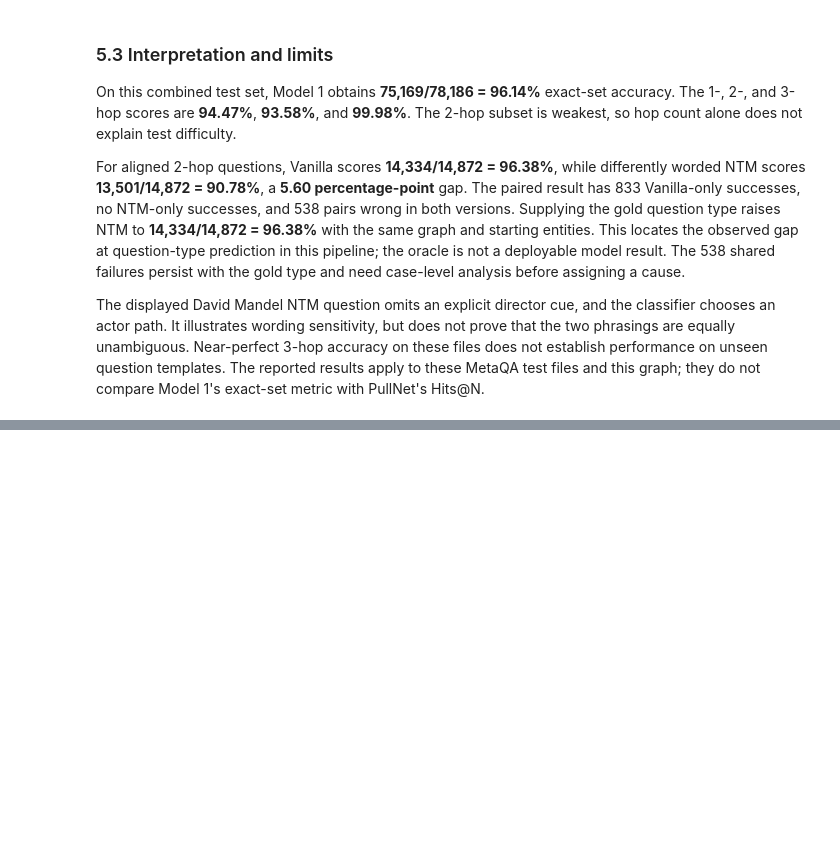
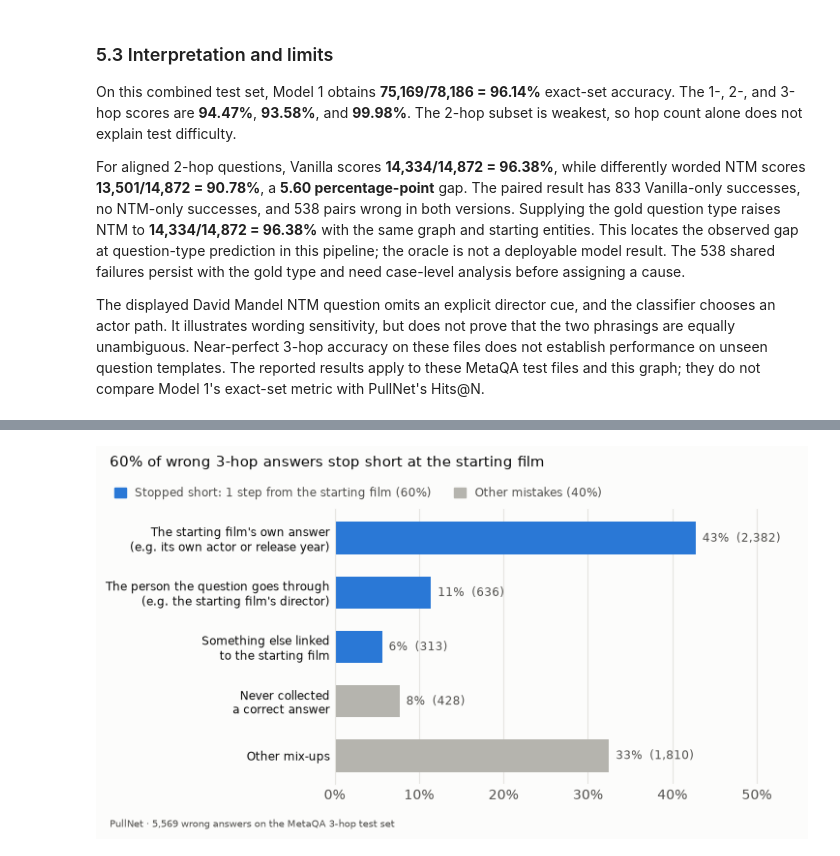
Before and after one commit to ltangg2/comp9444, a Jupyter notebook: jupyter notebook.ipynb, the cells around one changed output, grey strips where cells are left out. Saved outputs shown, nothing was run; the diff lists cells and outputs as text; code cells hidden in the pictures; blank space fills up the shorter version.

```diff
--- a/jupyter notebook.ipynb
+++ b/jupyter notebook.ipynb
@@ -815,0 +1023,29 @@ The displayed David Mandel NTM question omits an explicit director cue, and the
+# %%
+if pn_wrong:
+    pn_rows = ["own", "middle", "linked", "never", "other"]
+    fig, ax = plt.subplots(figsize=(7.5, 4.0), facecolor=PN_SURFACE)
+    pn_style(ax, grid_axis="x")
+    ys = list(range(len(pn_rows)))[::-1]
+    for y, key in zip(ys, pn_rows):
+        share = 100 * pn_type_counts[key] / len(pn_wrong)
+        ax.barh(y, share, height=0.6, zorder=2, color=PN_BLUE if PN_TYPES[key][1] else PN_GREY)
+        ax.text(share + 0.8, y, f"{share:.0f}%  ({pn_type_counts[key]:,})", va="center", fontsize=8.5, color=PN_INK_2)
+    ax.set_yticks(ys, [PN_TYPES[k][0] for k in pn_rows], fontsize=8.5, color=PN_INK)
+    ax.set_xlim(0, 55)
+    ax.set_xticks(range(0, 51, 10), [f"{t}%" for t in range(0, 51, 10)])
+    ax.spines["left"].set_color(PN_GRID)
+    short_pct = 100 * pn_short / len(pn_wrong)
+    handles = [plt.Rectangle((0, 0), 1, 1, color=PN_BLUE), plt.Rectangle((0, 0), 1, 1, color=PN_GREY)]
+    fig.legend(handles, [f"Stopped short: 1 step from the starting film ({short_pct:.0f}%)",
+                         f"Other mistakes ({100 - short_pct:.0f}%)"],
+               loc="upper left", bbox_to_anchor=(0.012, 0.915), ncol=2, frameon=False, fontsize=8.5,
+               labelcolor=PN_INK_2, handlelength=1, handleheight=1)
+    fig.suptitle(f"{short_pct:.0f}% of wrong 3-hop answers stop short at the starting film",
+                 x=0.02, ha="left", fontsize=11, color=PN_INK, y=0.97)
+    fig.text(0.02, 0.01, f"PullNet · {len(pn_wrong):,} wrong answers on the MetaQA 3-hop test set",
+             fontsize=7.5, color=PN_INK_2)
+    fig.subplots_adjust(left=0.33, right=0.97, bottom=0.12, top=0.83)
+    fig.savefig(PN_FIG_DIR / "pullnet_3hop_mistakes.png", dpi=200, facecolor=PN_SURFACE)
+    plt.show()
+# %% [output]
+[figure, added]
```
Also changed, not shown: parts of 16 cells of this notebook, 3 other files.
